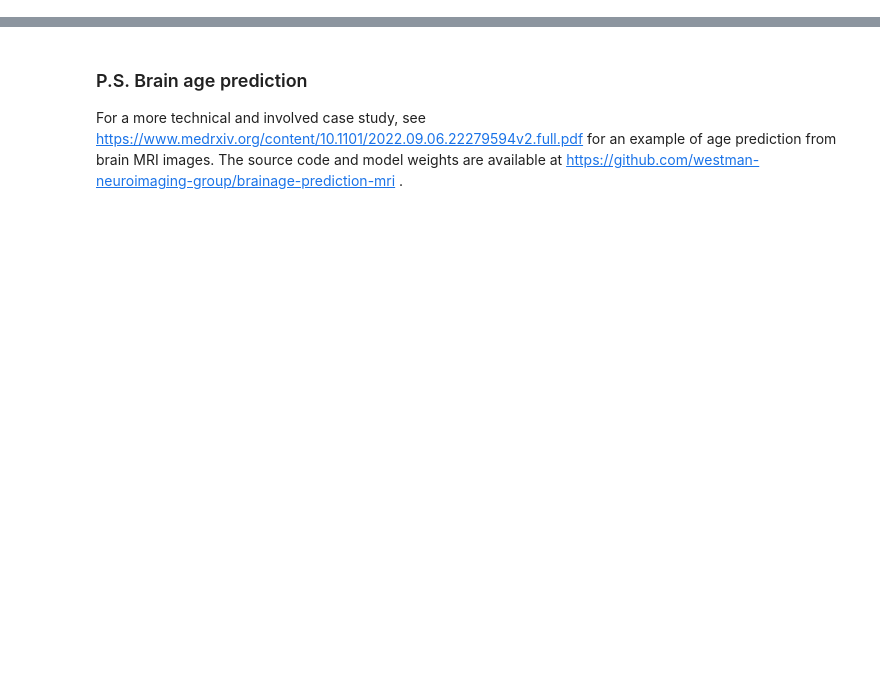
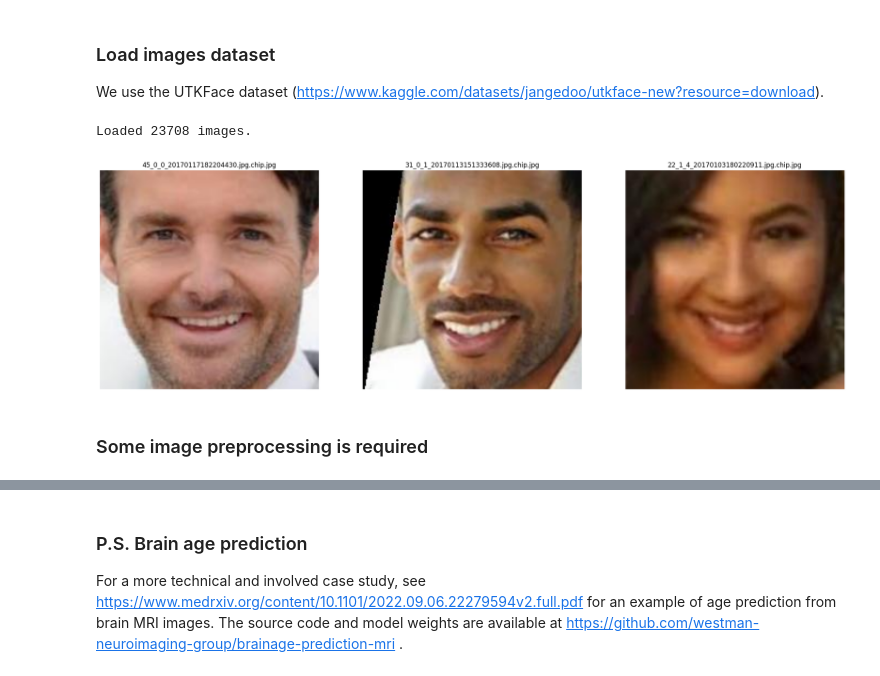
Before and after one commit to hastingslab-org/hastingslab-org.github.io, a Jupyter notebook: training/image-faceage/Image-AgePrediction.ipynb, the cells around one changed output, grey strips where cells are left out. Cells and saved outputs as stored; diff of their text form; code cells hidden in the pictures; blank space fills up the shorter version.

```diff
--- a/training/image-faceage/Image-AgePrediction.ipynb
+++ b/training/image-faceage/Image-AgePrediction.ipynb
@@ -12,0 +56,48 @@ pip install -r requirements.txt
+# %% [markdown]
+### Load images dataset
+
+We use the  UTKFace dataset (https://www.kaggle.com/datasets/jangedoo/utkface-new?resource=download).
+# %%
+img_dir = "utkface_aligned_cropped/UTKFace"
+
+all_img_names=os.listdir(img_dir)
+
+print(f"Loaded {len(all_img_names)} images.")
+
+random_range = random.sample(range(len(all_img_names)), 5)
+
+# Create a Matplotlib figure.
+plt.figure(figsize=(25,25))
+
+# Generate a list of 5 random values. The values should be less than number of images in dataset.
+random_range = random.sample(range(len(all_img_names)), 3)
+
+#Iterate through random values
+for counter, random_index in enumerate(random_range, 1):
+
+    #Name of the selected image
+    img_name=all_img_names[random_index]
+
+    #Path of the selected image
+    img_path=os.path.join(img_dir,img_name)
+
+    #Read the selected image in BGR format
+    bgr_img=cv2.imread(img_path)
+
+    #Convert it into RGB format
+    rgb_img=cv2.cvtColor(bgr_img,cv2.COLOR_BGR2RGB)
+
+
+    #Display the selected image
+    plt.subplot(1, 3, counter)
+    plt.imshow(rgb_img)
+    plt.title(img_name)
+    plt.axis('off')
+
+plt.show()
+plt.close()
+# %% [output]
+Loaded 23708 images.
+[figure, added]
+# %% [markdown]
+### Some image preprocessing is required
```
Also changed, not shown: parts of 18 cells of this notebook.
